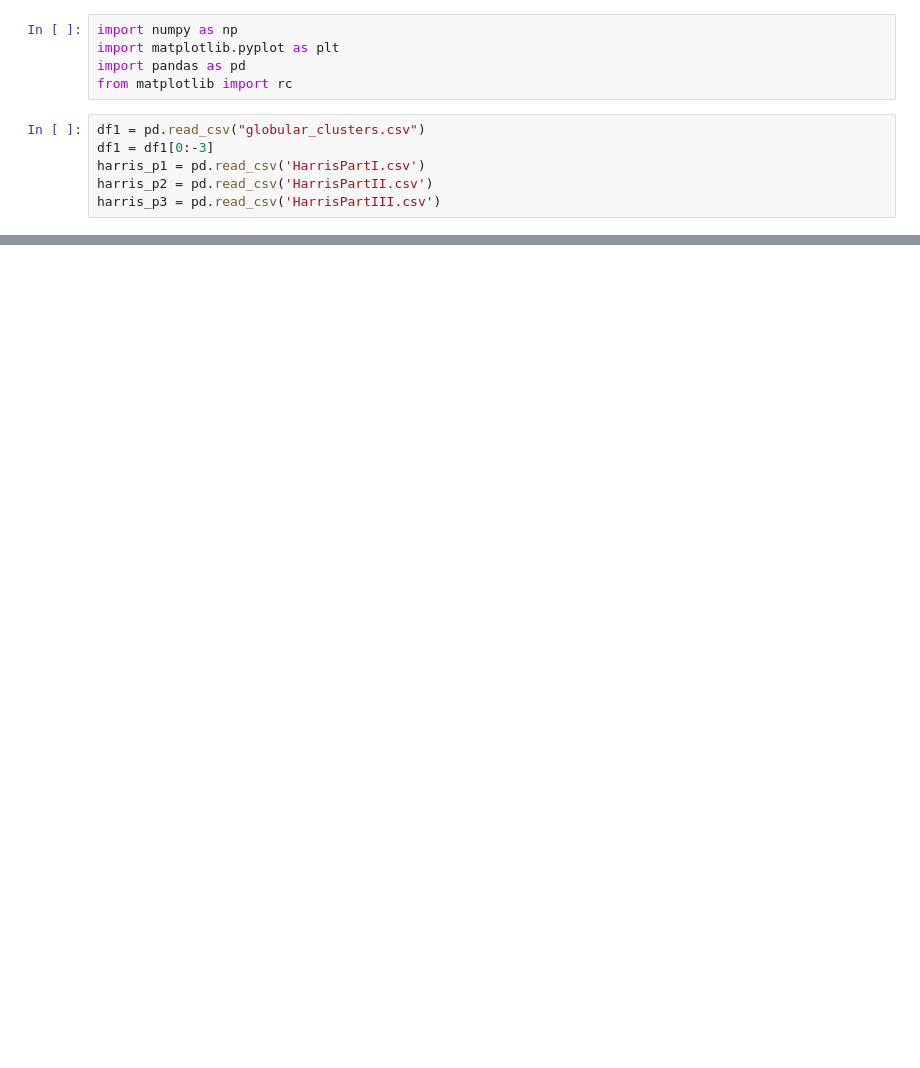
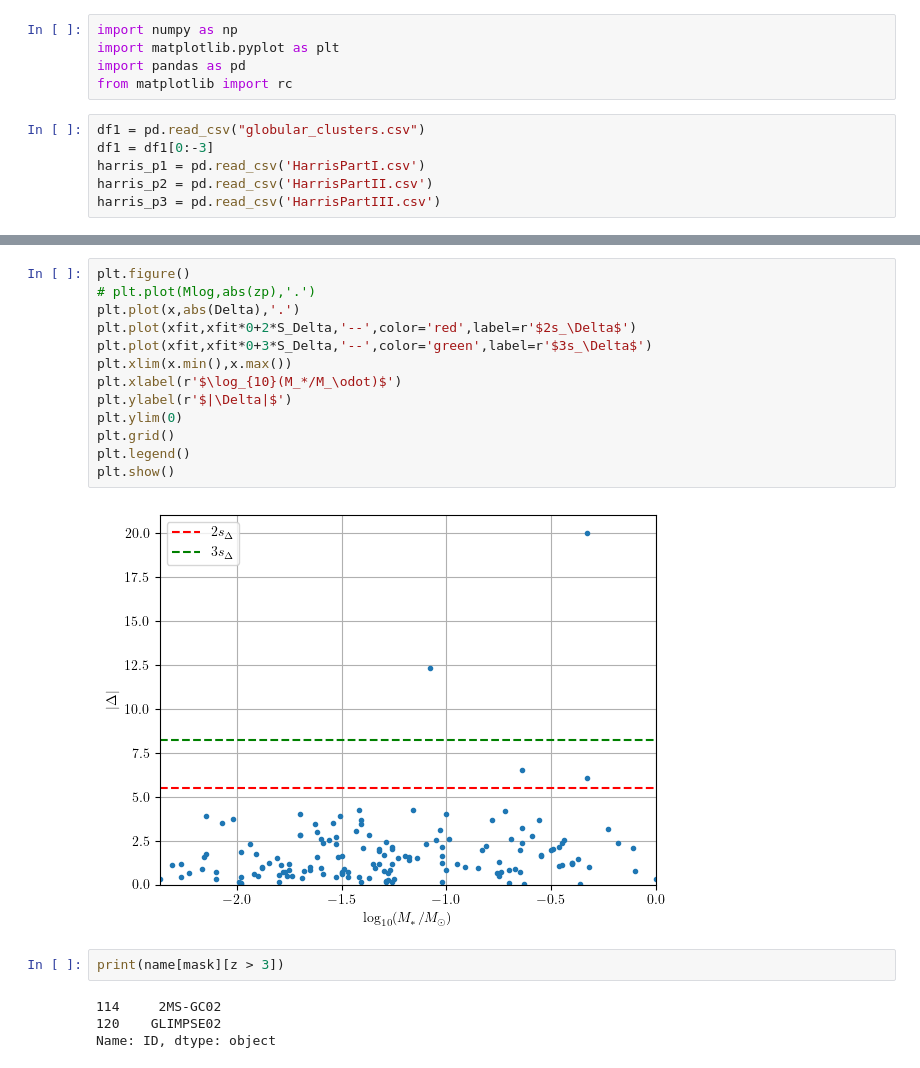
Before and after one commit to eddikebrygger/PHYS3116---Project, a Jupyter notebook: toby_test.ipynb, the cells around one changed output, grey strips where cells are left out. Saved outputs shown, nothing was run; the diff lists cells and outputs as text; blank space fills up the shorter version.

```diff
--- a/toby_test.ipynb
+++ b/toby_test.ipynb
@@ -127,0 +96,21 @@ plt.show()
+# %%
+plt.figure()
+# plt.plot(Mlog,abs(zp),'.')
+plt.plot(x,abs(Delta),'.')
+plt.plot(xfit,xfit*0+2*S_Delta,'--',color='red',label=r'$2s_\Delta$')
+plt.plot(xfit,xfit*0+3*S_Delta,'--',color='green',label=r'$3s_\Delta$')
+plt.xlim(x.min(),x.max())
+plt.xlabel(r'$\log_{10}(M_*/M_\odot)$')
+plt.ylabel(r'$|\Delta|$')
+plt.ylim(0)
+plt.grid()
+plt.legend()
+plt.show()
+# %% [output]
+[figure, added]
+# %%
+print(name[mask][z > 3])
+# %% [output]
+114     2MS-GC02
+120    GLIMPSE02
+Name: ID, dtype: object
```
Also changed, not shown: parts of 12 cells of this notebook, 3 other files.
